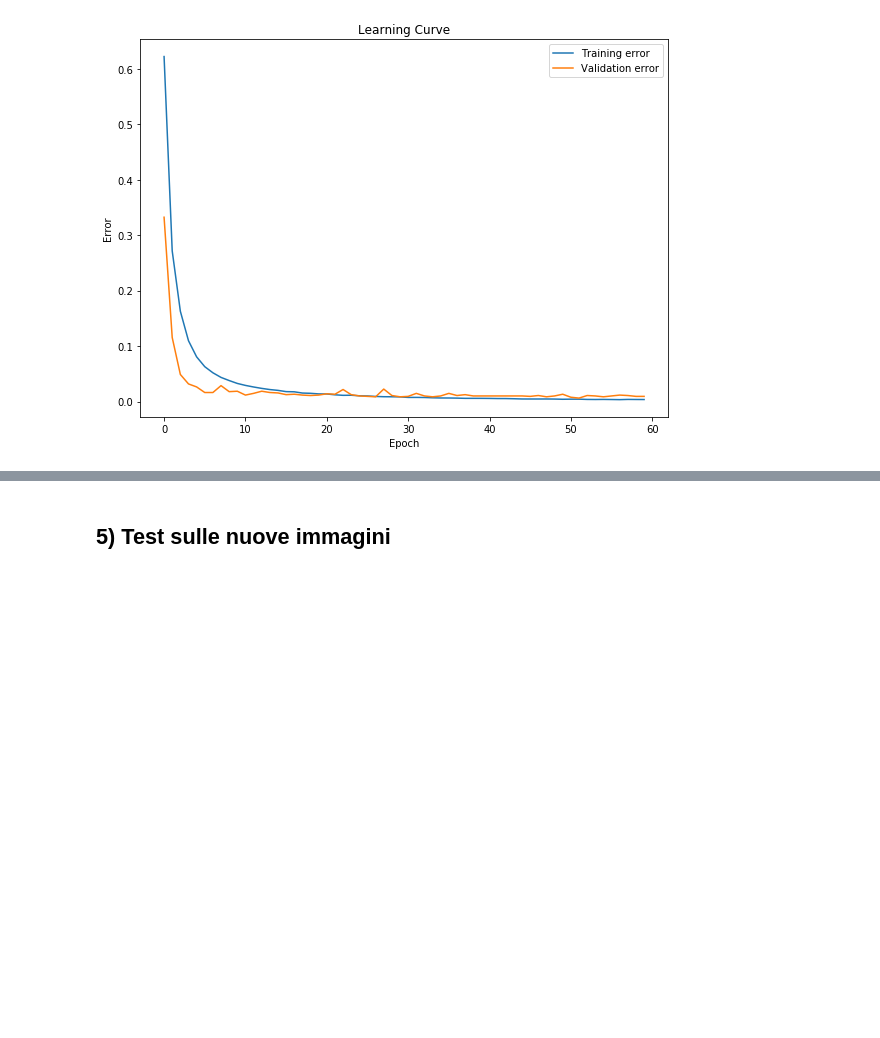
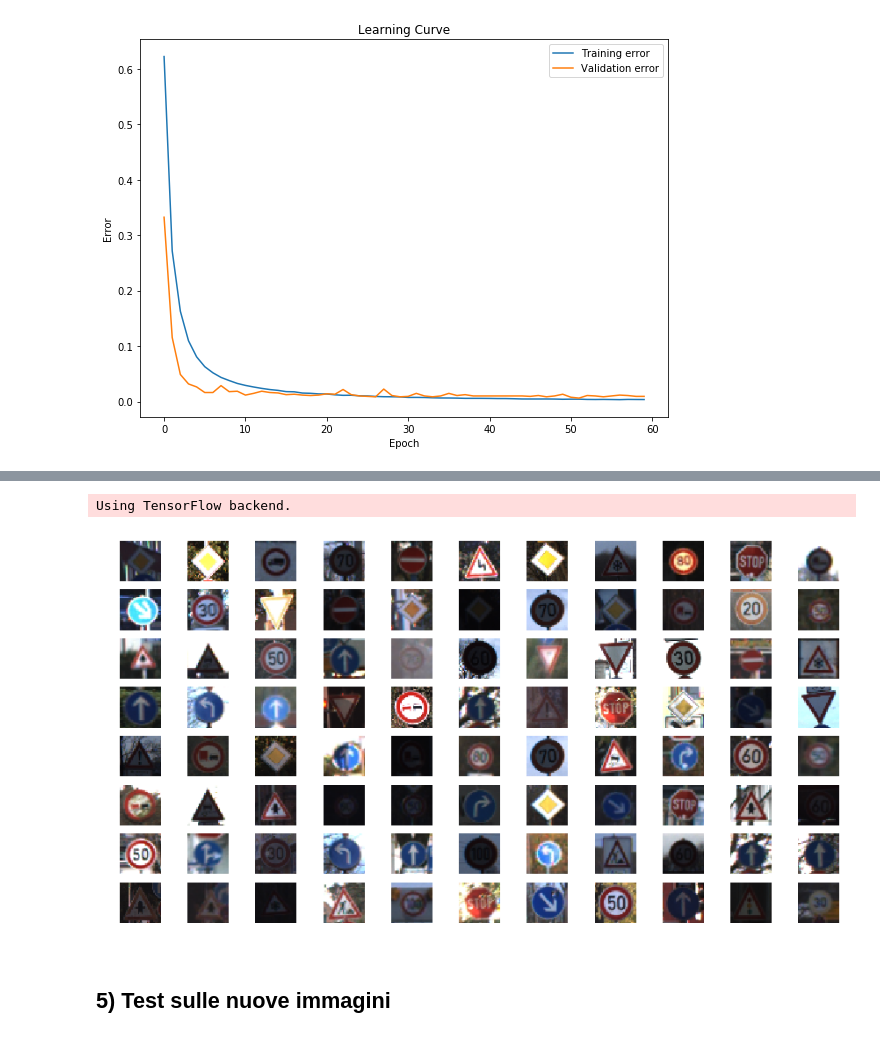
Before and after one commit to cecchilinux/machine_learning, a Jupyter notebook: notebooks/report.ipynb, the cells around one changed output, grey strips where cells are left out. Drawn from its saved outputs; the diff is of its cells as text; code cells hidden in the pictures; blank space fills up the shorter version.

Commit message:
[UPDATE] Plotting testing image recognition errors.

```diff
--- a/notebooks/report.ipynb
+++ b/notebooks/report.ipynb
@@ -352,3 +357,10 @@ plt.xlabel('Epoch');
+# %%
+import plot_functions as pltfun
+model = './final_models/keras/sol178_108-108MS/jitter-blur/model_108-108-100_ep40'
+X_bad_aimed = pltfun.bad_test_aimed(model, X_test)
+# %% [output]
+Using TensorFlow backend.
+[figure, added]
 # %% [markdown]
 ## 5) Test sulle nuove immagini
 # %% [markdown]
```
Also changed, not shown: parts of 3 cells of this notebook, 1 other file.
